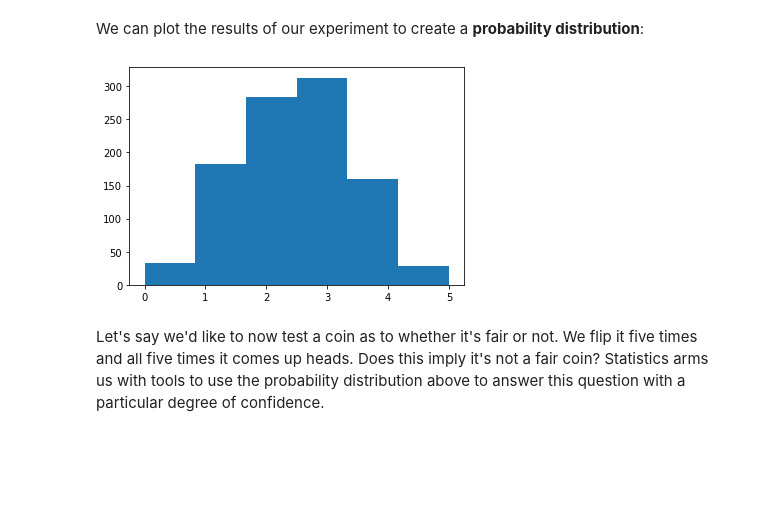
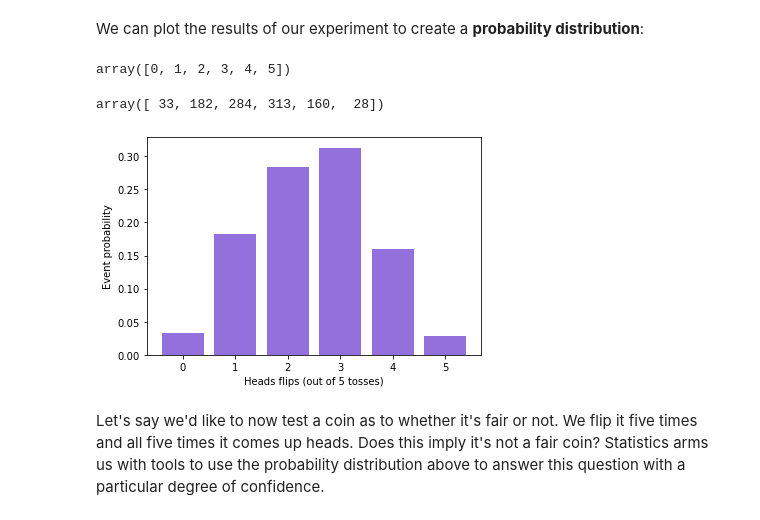
Before and after one commit to jonkrohn/ML-foundations, a Jupyter notebook: notebooks/5-probability.ipynb, the cells around one changed output. Saved outputs shown, nothing was run; the diff lists cells and outputs as text; code cells hidden in the pictures; blank space fills up the shorter version.

Commit message:
coin-flip hist to bar plot

```diff
--- a/notebooks/5-probability.ipynb
+++ b/notebooks/5-probability.ipynb
@@ -176,13 +176,28 @@ It is important at this juncture to address the **gambler's fallacy**. It is a c
 # %% [markdown]
 The field of statistics applies probability theory to make inferences with a quantifiable degree of confidence. For example, let's say we ran the five-coin-flip experiment 1000 times with a fair coin:
 # %%
-heads_count = [np.random.binomial(5, 0.5) for i in range(1000)]
+n_experiments = 1000
+heads_count = [np.random.binomial(5, 0.5) for i in range(n_experiments)]
 # %% [markdown]
 We can plot the results of our experiment to create a **probability distribution**:
-# %%
-_ = plt.hist(heads_count, bins=6)
-# %% [output]
-[figure, removed]
+# %%
+heads, event_count = np.unique(heads_count, return_counts=True)
+# %%
+heads
+# %% [output]
+array([0, 1, 2, 3, 4, 5])
+# %%
+event_count
+# %% [output]
+array([ 33, 182, 284, 313, 160,  28])
+# %%
+event_proba = event_count/n_experiments
+# %%
+plt.bar(heads, event_proba, color='mediumpurple')
+plt.xlabel('Heads flips (out of 5 tosses)')
+_ = plt.ylabel('Event probability')
+# %% [output]
+[figure, added]
 # %% [markdown]
 Let's say we'd like to now test a coin as to whether it's fair or not. We flip it five times and all five times it comes up heads. Does this imply it's not a fair coin? Statistics arms us with tools to use the probability distribution above to answer this question with a particular degree of confidence.
 # %% [markdown]
```
